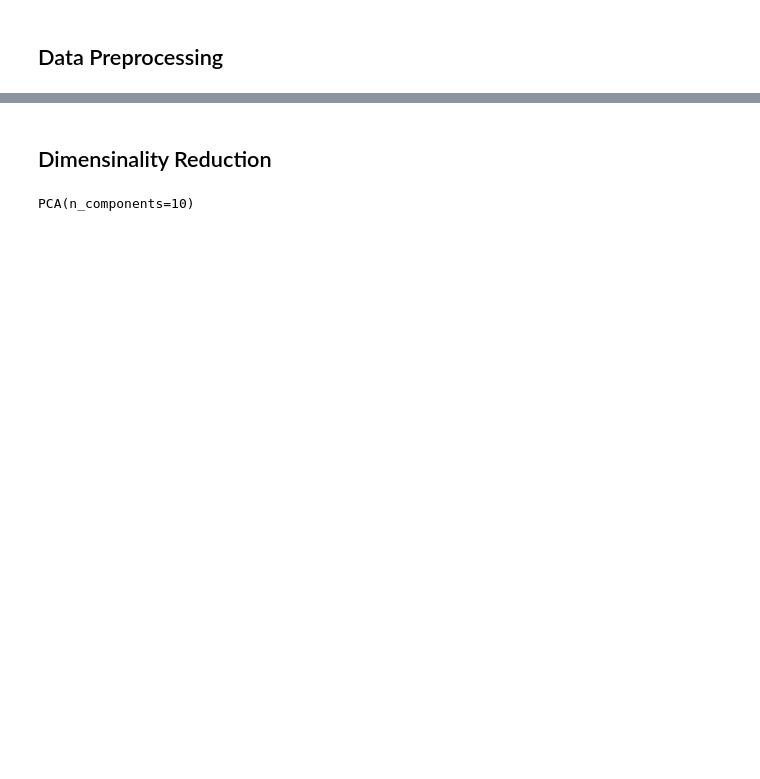
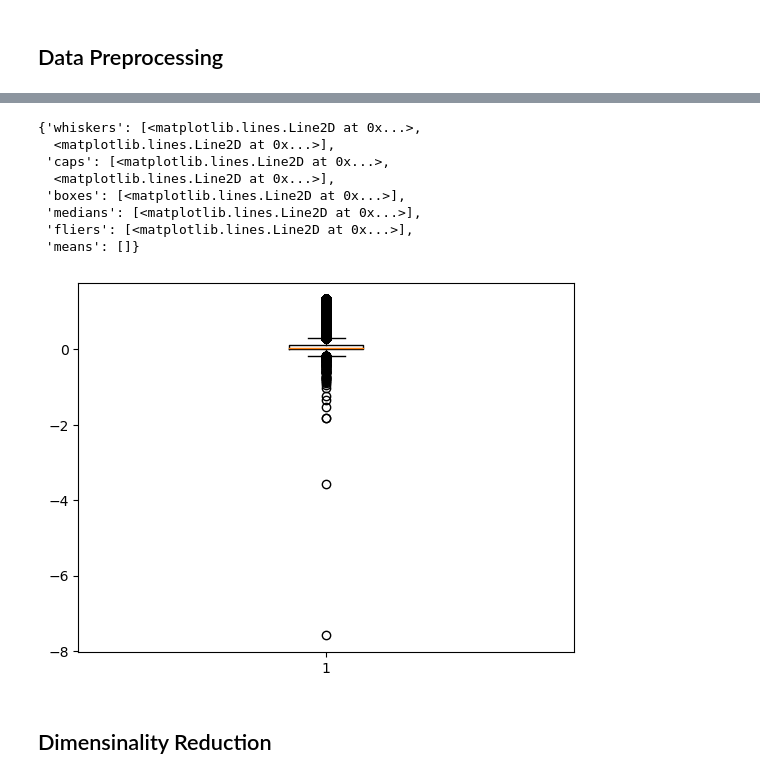
Before and after one commit to ehhdang/AMEX-Default-Prediction, a Jupyter notebook: amex_book.ipynb, the cells around one changed output, grey strips where cells are left out. Cells and saved outputs as stored; diff of their text form; code cells hidden in the pictures; blank space fills up the shorter version.

```diff
--- a/amex_book.ipynb
+++ b/amex_book.ipynb
@@ -83,0 +147,2 @@ train_data.head()
+# %%
+numerical_data = train_data.iloc[:,2:]
@@ -84,3 +169,15 @@ train_data.head()
+# %%
+plt.boxplot(numerical_data["B_1"])
+# %% [output]
+{'whiskers': [<matplotlib.lines.Line2D at 0x...>,
+  <matplotlib.lines.Line2D at 0x...>],
+ 'caps': [<matplotlib.lines.Line2D at 0x...>,
+  <matplotlib.lines.Line2D at 0x...>],
+ 'boxes': [<matplotlib.lines.Line2D at 0x...>],
+ 'medians': [<matplotlib.lines.Line2D at 0x...>],
+ 'fliers': [<matplotlib.lines.Line2D at 0x...>],
+ 'means': []}
+[figure, added]
 # %% [markdown]
 ## Dimensinality Reduction
 # %%
@@ -88,8 +185,6 @@ from sklearn import decomposition
 # %%
 numerical_data = train_data.iloc[:,2:]
 # %%
-pca_model = decomposition.PCA(n_components=10)
-pca_model.fit(numerical_data)
+pca_model = decomposition.PCA(n_components=0.95)
+data_r = pca_model.fit(numerical_data).transform(numerical_data)
-# %% [output]
-PCA(n_components=10)
 # %%
```
Also changed, not shown: parts of 18 cells of this notebook, 3 other files.
